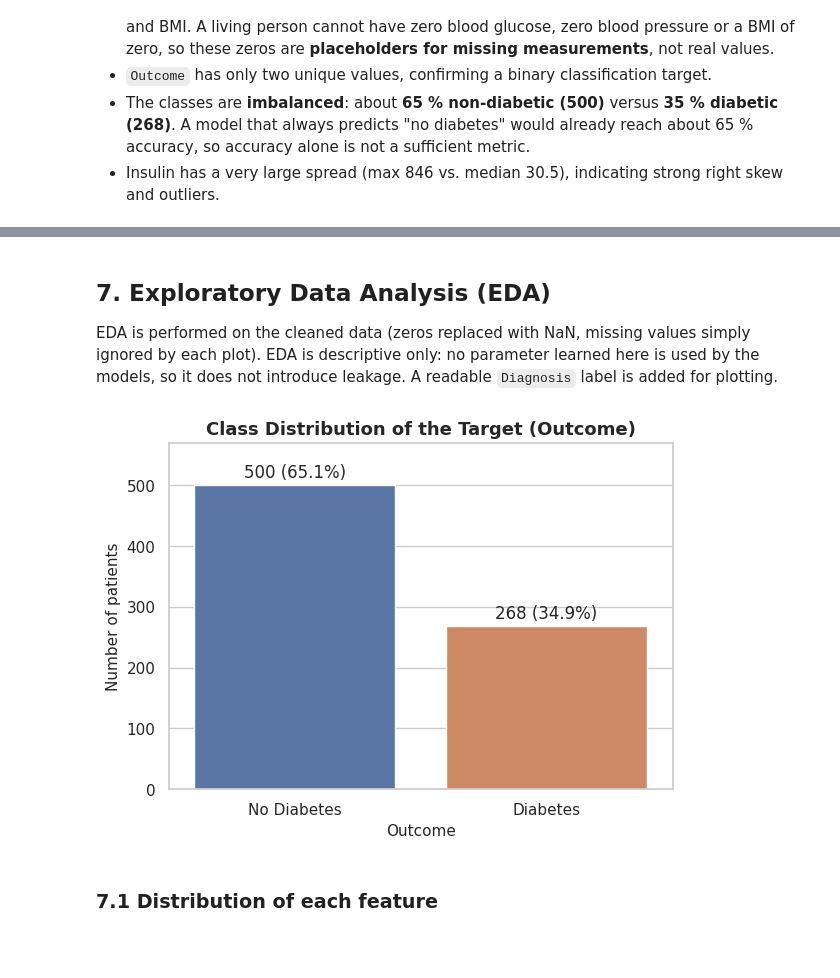
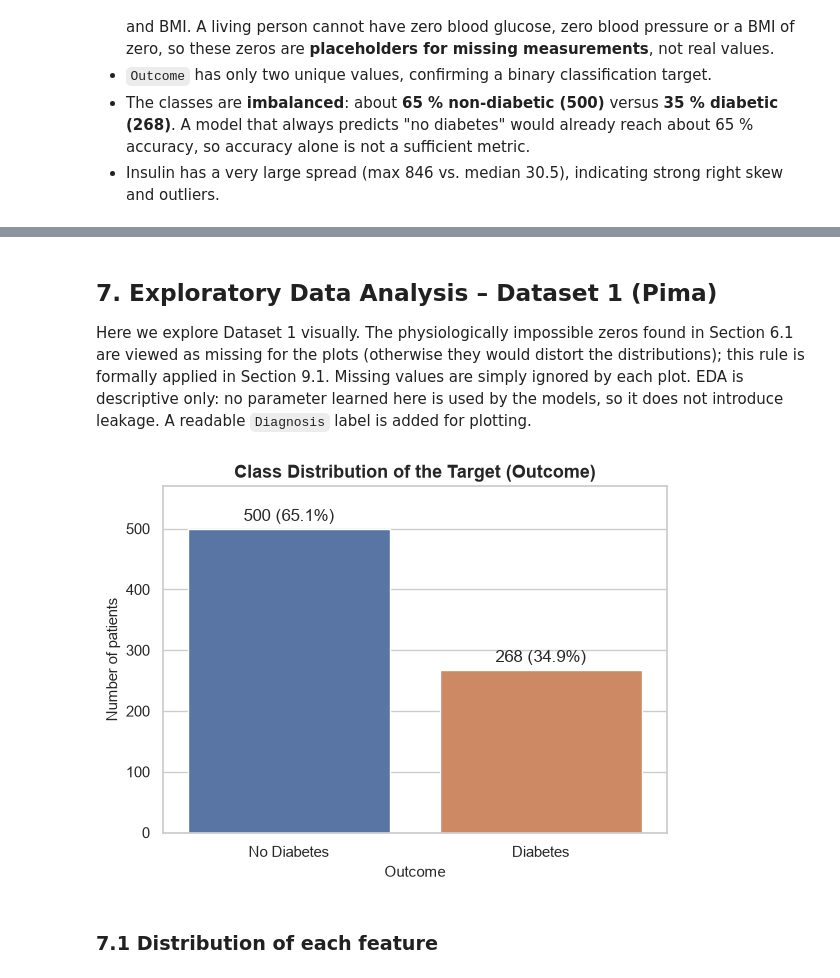
Before and after one commit to hardikjain2005/-Predictive-Analytics-CA-3-Diabetes-Onset-Prediction-Using-Machine-Learning, a Jupyter notebook: notebooks/Diabetes_Onset_Prediction.ipynb, the cells around one changed output, grey strips where cells are left out. Drawn from its saved outputs; the diff is of its cells as text; code cells hidden in the pictures; blank space fills up the shorter version.

```diff
--- a/notebooks/Diabetes_Onset_Prediction.ipynb
+++ b/notebooks/Diabetes_Onset_Prediction.ipynb
@@ -417,25 +555,25 @@ Insulin (about 49 % missing) and SkinThickness (about 30 % missing) have substan
 # %% [markdown]
-## 7. Exploratory Data Analysis (EDA)
+## 7. Exploratory Data Analysis – Dataset 1 (Pima)
 
-EDA is performed on the cleaned data (zeros replaced with NaN, missing values simply ignored by each plot). EDA is descriptive only: no parameter learned here is used by the models, so it does not introduce leakage. A readable `Diagnosis` label is added for plotting.
+Here we explore Dataset 1 visually. The physiologically impossible zeros found in Section 6.1 are viewed as missing for the plots (otherwise they would distort the distributions); this rule is formally applied in Section 9.1. Missing values are simply ignored by each plot. EDA is descriptive only: no parameter learned here is used by the models, so it does not introduce leakage. A readable `Diagnosis` label is added for plotting.
 # %%
-eda = df.copy()
+eda = replace_invalid_zeros(df_raw)        # zeros -> NaN for plotting (see Section 9.1)
 eda["Diagnosis"] = eda[TARGET].map(OUTCOME_LABELS)
 
 fig, ax = plt.subplots(figsize=(6.5, 4.5))
 order = ["No Diabetes", "Diabetes"]
 sns.countplot(data=eda, x="Diagnosis", hue="Diagnosis", order=order, palette=PALETTE, legend=False, ax=ax)
 for container in ax.containers:
     ax.bar_label(container, labels=[f"{int(v)} ({v / len(eda) * 100:.1f}%)" for v in container.datavalues],
                  padding=3)
 ax.set_title("Class Distribution of the Target (Outcome)")
 ax.set_xlabel("Outcome")
 ax.set_ylabel("Number of patients")
 ax.set_ylim(0, 570)
 save_fig(fig, "03_outcome_distribution.png")
 plt.show()
 # %% [output]
-[figure, old version]
+[figure, new version]
 # %% [markdown]
 ### 7.1 Distribution of each feature
 # %%
```
Also changed, not shown: parts of 160 cells of this notebook, 24 other files.
